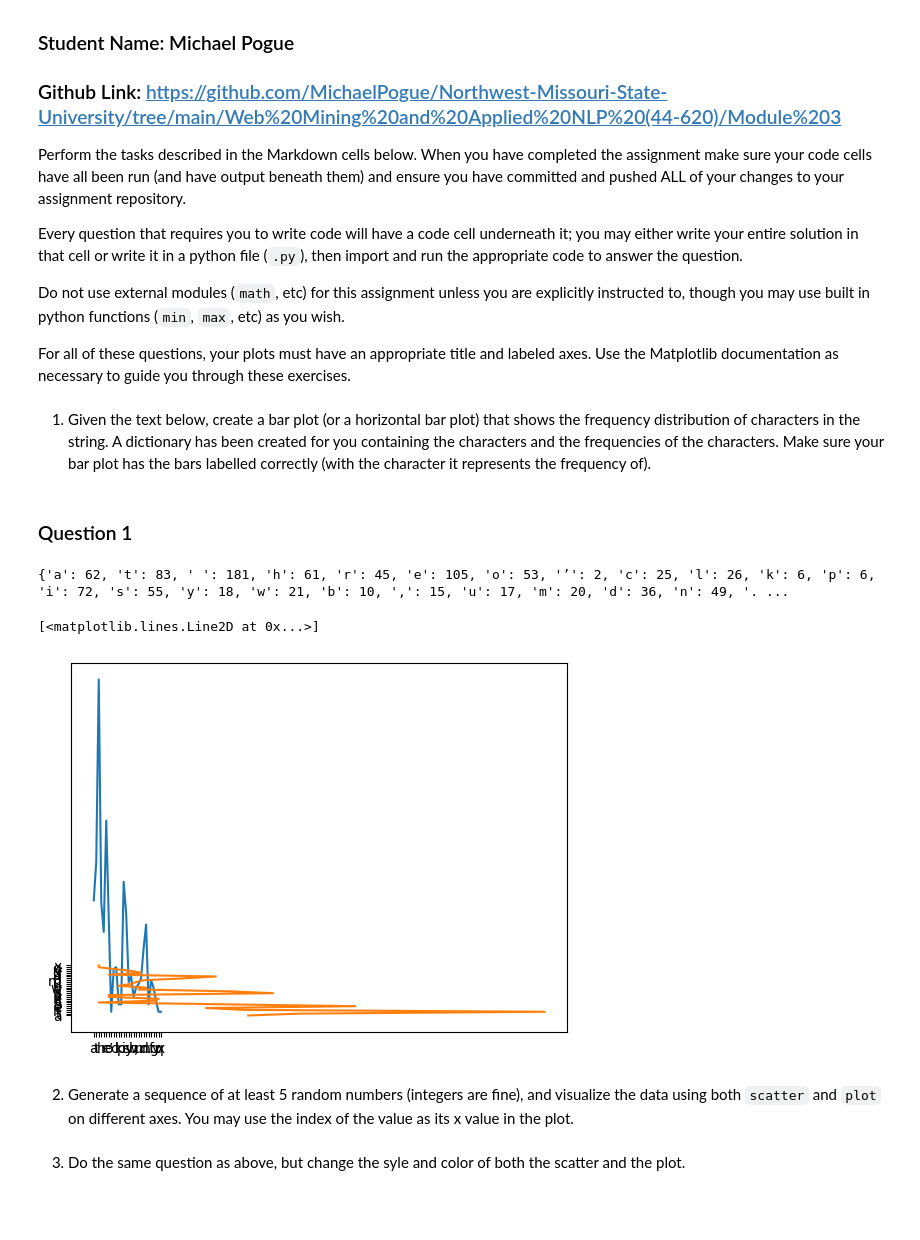
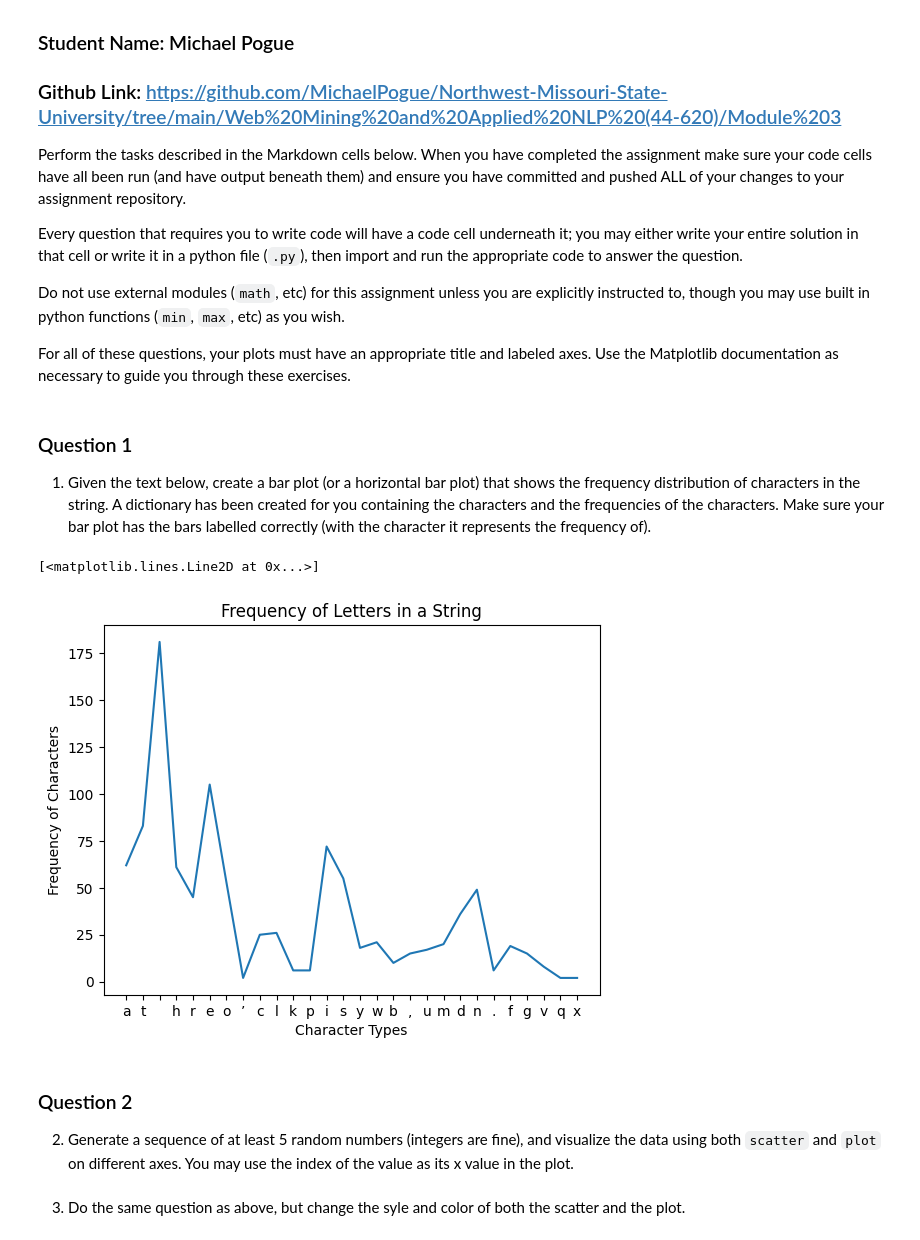
Before and after one commit to MichaelPogue/Northwest-Missouri-State-University, a Jupyter notebook: Web Mining and Applied NLP (44-620)/Module 3/pyplot.ipynb, the cells around one changed output. Cells and saved outputs as stored; diff of their text form; code cells hidden in the pictures; blank space fills up the shorter version.

```diff
--- a/Web Mining and Applied NLP (44-620)/Module 3/pyplot.ipynb
+++ b/Web Mining and Applied NLP (44-620)/Module 3/pyplot.ipynb
@@ -14,33 +14,32 @@ Do not use external modules (`math`, etc) for this assignment unless you are exp
 
 For all of these questions, your plots must have an appropriate title and labeled axes.  Use the Matplotlib documentation as necessary to guide you through these exercises.
 # %% [markdown]
+### Question 1
 1. Given the text below, create a bar plot (or a horizontal bar plot) that shows the frequency distribution of characters in the string.
 A dictionary has been created for you containing the characters and the frequencies of the characters.
 Make sure your bar plot has the bars labelled correctly (with the character it represents the frequency of).
-# %% [markdown]
-### Question 1
 # %%
 # Module Imports
-import random
+import random as rng
 from matplotlib import pyplot as plt
 from collections import Counter
 
 # Primary Code
 TEXT = "At three o’clock precisely I was at Baker Street, but Holmes had not yet returned. The landlady informed me that he had left the house shortly after eight o’clock in the morning. I sat down beside the fire, however, with the intention of awaiting him, however long he might be. I was already deeply interested in his inquiry, for, though it was surrounded by none of the grim and strange features which were associated with the two crimes which I have already recorded, still, the nature of the case and the exalted station of his client gave it a character of its own. Indeed, apart from the nature of the investigation which my friend had on hand, there was something in his masterly grasp of a situation, and his keen, incisive reasoning, which made it a pleasure to me to study his system of work, and to follow the quick, subtle methods by which he disentangled the most inextricable mysteries. So accustomed was I to his invariable success that the very possibility of his failing had ceased to enter into my head.".lower()
 letter_freq = dict(Counter(TEXT))
 
 x = letter_freq.keys()
 y = letter_freq.values()
 
-print(letter_freq)
+# Chart
+plt.title('Frequency of Letters in a String')
+plt.xlabel('Character Types')
+plt.ylabel('Frequency of Characters')
+plt.plot(x,y)
 # %% [output]
-{'a': 62, 't': 83, ' ': 181, 'h': 61, 'r': 45, 'e': 105, 'o': 53, '’': 2, 'c': 25, 'l': 26, 'k': 6, 'p': 6, 'i': 72, 's': 55, 'y': 18, 'w': 21, 'b': 10, ',': 15, 'u': 17, 'm': 20, 'd': 36, 'n': 49, '. ...
+[<matplotlib.lines.Line2D at 0x...>]
+[figure, added]
-# %%
-# Chart
-plt.plot(x,y)
-print()
-# %% [output]
-[<matplotlib.lines.Line2D at 0x...>]
-[figure, removed]
 # %% [markdown]
+### Question 2
+
 2. Generate a sequence of at least 5 random numbers (integers are fine), and visualize the data using both `scatter` and `plot` on different axes.  You may use the index of the value as its x value in the plot.
```
Also changed, not shown: parts of 2 cells of this notebook.
